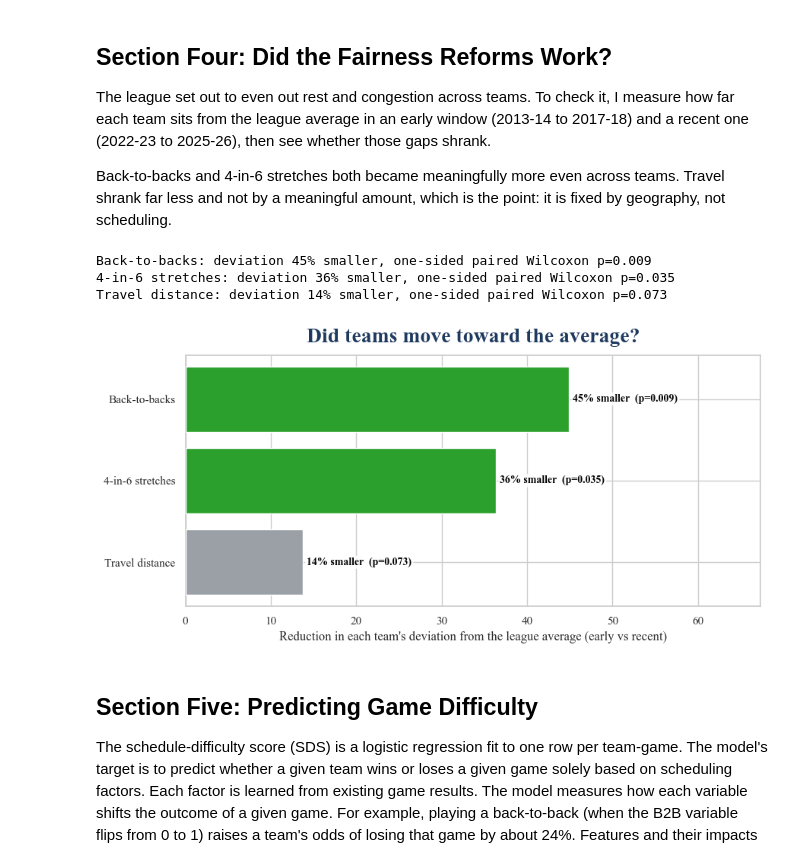
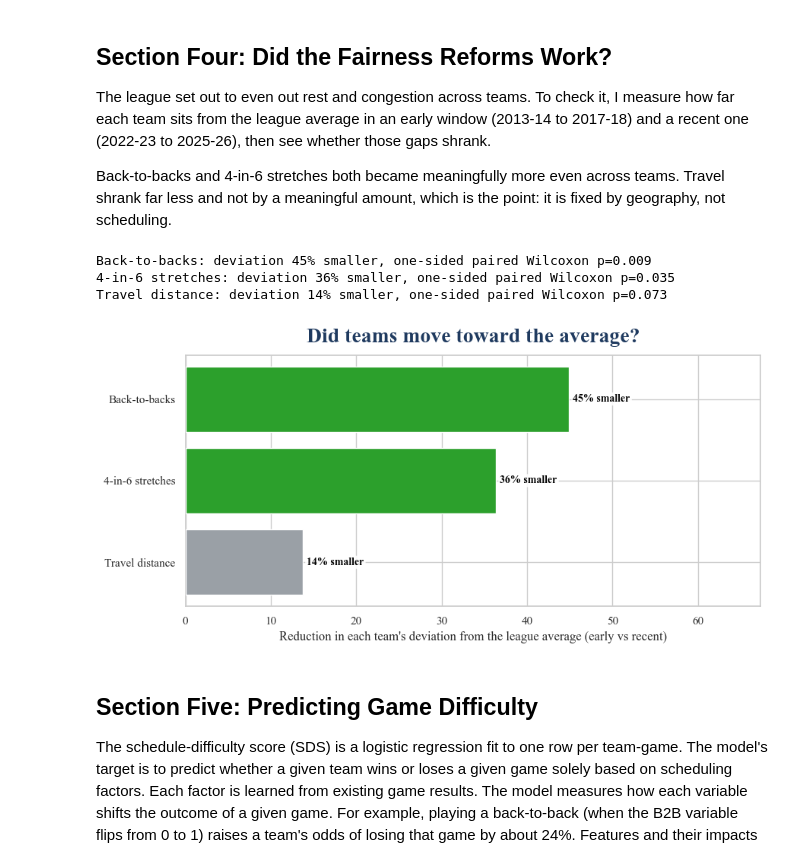
Before and after one commit to bridgetmunoz23/schedule_python, a Jupyter notebook: analysis.ipynb, the cells around one changed output. Drawn from its saved outputs; the diff is of its cells as text; code cells hidden in the pictures.

Commit message:
Document test assumptions in hidden code headers; drop p-values from chart

```diff
--- a/analysis.ipynb
+++ b/analysis.ipynb
@@ -263,6 +271,26 @@ The league set out to even out rest and congestion across teams. To check it, I
 
 Back-to-backs and 4-in-6 stretches both became meaningfully more even across teams. Travel shrank far less and not by a meaningful amount, which is the point: it is fixed by geography, not scheduling.
 # %%
+# ===========================================================================
+# FAIRNESS TEST  (methods notes for the curious; hidden from the writeup)
+#
+#   Question: did teams move closer to the league average from the early era
+#             (2013-14..2017-18) to the recent era (2022-23..2025-26)?
+#
+#   Test:     paired, one-sided Wilcoxon signed-rank on each team's absolute
+#             deviation from the league mean (one value per team per era).
+#   Paired:   the same 30 teams appear in both eras, so each team is compared
+#             to itself over time.
+#   Rank-based (not a paired t-test): n = 30 and the per-team deviations are
+#             not assumed normal; the signed-rank test avoids that assumption.
+#   One-sided: the league publicly aimed to REDUCE congestion, so the direction
+#             (deviations shrink) was specified in advance, not after seeing data.
+#   Multiple comparisons: 3 tests -> Bonferroni cutoff = 0.05 / 3 = 0.0167.
+#             back-to-backs p=0.009 (clears it); 4-in-6 p=0.035 (sig. only
+#             uncorrected); travel p=0.073 (not significant).
+#   Dispersion measure: mean absolute deviation, used everywhere for consistency.
+# ===========================================================================
+
 from scipy import stats
 
 early  = ['2013-14', '2014-15', '2015-16', '2016-17', '2017-18']
@@ -280,35 +308,35 @@ tests = [('is_b2b', 'mean', 'Back-to-backs'),
 rows = []
 for col, agg, lab in tests:
     e, r = team_avg(early, col, agg), team_avg(recent, col, agg)
     t = e.index.intersection(r.index)
     dev_e = (e[t] - e[t].mean()).abs()     # each team's distance from the league average
     dev_r = (r[t] - r[t].mean()).abs()
     _, p = stats.wilcoxon(dev_e, dev_r, alternative='greater')   # one-sided: deviations shrank
     drop = (1 - dev_r.mean() / dev_e.mean()) * 100
     rows.append((lab, drop, p))
     print(f"{lab}: deviation {drop:.0f}% smaller, one-sided paired Wilcoxon p={p:.3f}")
 
 res = pd.DataFrame(rows, columns=['feature', 'reduction', 'p']).sort_values('reduction')
 
 fig, ax = plt.subplots(figsize=(9, 4.5))
 ax.set_axisbelow(True)
 colors = ['#2ca02c' if p < 0.05 else '#9aa0a6' for p in res.p]   # green = significant
 bars = ax.barh(res.feature, res.reduction, color=colors, zorder=3)
-lbls = ax.bar_label(bars, labels=[f'{v:.0f}% smaller  (p={p:.3f})' for v, p in zip(res.reduction, res.p)],
+lbls = ax.bar_label(bars, labels=[f'{v:.0f}% smaller' for v in res.reduction],
                     padding=4, fontsize=10, fontweight='bold', color='black')
 for tt in lbls:
     tt.set_zorder(6); tt.set_bbox(dict(boxstyle='round,pad=0.15', facecolor='white', edgecolor='none', alpha=0.9))
 ax.set_xlim(0, max(res.reduction) * 1.5)
 ax.set_xlabel("Reduction in each team's deviation from the league average (early vs recent)")
 ax.set_title('Did teams move toward the average?', loc='center',
              fontsize=20, weight='bold', color='#1f3a5f', pad=12)
 plt.tight_layout()
 plt.show()
 # %% [output]
 Back-to-backs: deviation 45% smaller, one-sided paired Wilcoxon p=0.009
 4-in-6 stretches: deviation 36% smaller, one-sided paired Wilcoxon p=0.035
 Travel distance: deviation 14% smaller, one-sided paired Wilcoxon p=0.073
-[figure, old version]
+[figure, new version]
 # %% [markdown]
 ## Section Five: Predicting Game Difficulty
 
```
Also changed, not shown: parts of 1 cell of this notebook, 2 other files.
